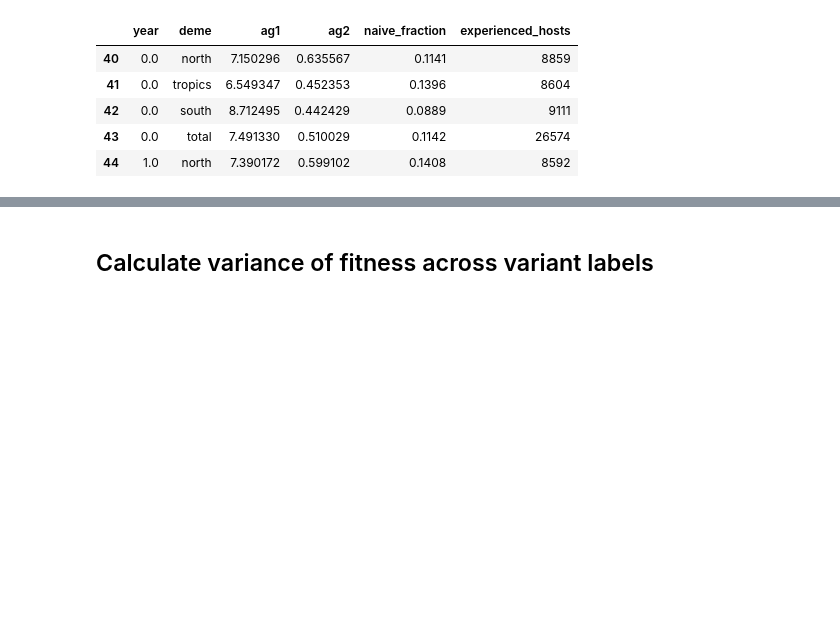
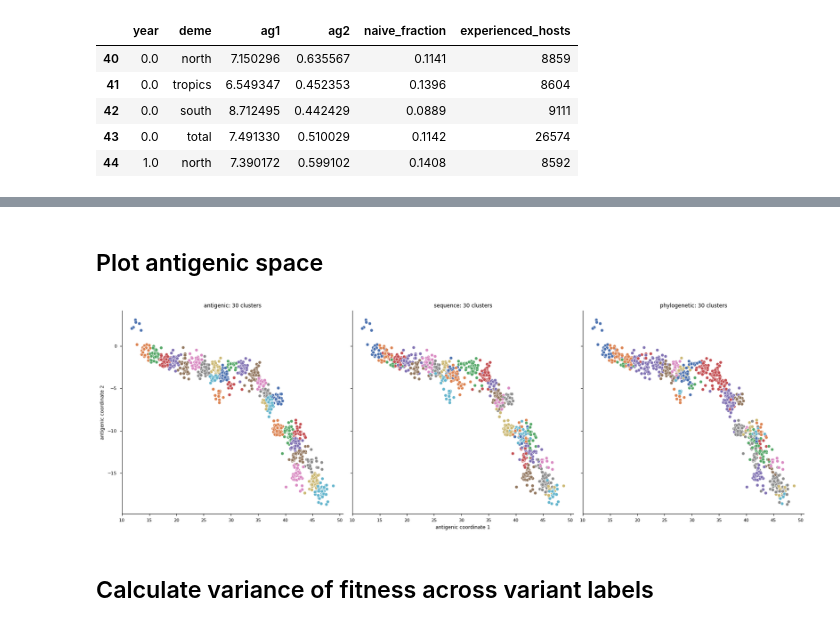
Before and after one commit to matsengrp/antigen-forecasting, a Jupyter notebook: notebooks/variant-assignment-compare.ipynb, the cells around one changed output, grey strips where cells are left out. Drawn from its saved outputs; the diff is of its cells as text; code cells hidden in the pictures; blank space fills up the shorter version.

```diff
--- a/notebooks/variant-assignment-compare.ipynb
+++ b/notebooks/variant-assignment-compare.ipynb
@@ -62,3 +181,13 @@ def calculate_fitness_of_tips(
+# %%
+# Define method labels for cleaner display
+method_labels = {
+    'variant_ag': 'antigenic',
+    'variant_tsne': 'sequence',
+    'variant_phylo': 'phylogenetic',
+}
+
+# Set plot style
+plt.style.use('seaborn-v0_8-paper')
 # %% [markdown]
 ## Load in data
 # %%
@@ -109,4 +240,31 @@ host_memory_df = histories_df.query("deme == 'total'")
 variant_cols = [col for col in tips_df.columns if col.startswith('variant_')]
+# %% [markdown]
+## Plot antigenic space
+# %%
+# Plot antigenic space of all cluster labels
+fig, axes = plt.subplots(1, 3, figsize=(18, 6), sharey=True)
+axes = axes.flatten()
+for i, cluster_label in enumerate(['variant_ag', 'variant_tsne', 'variant_phylo']):
+    ax = axes[i]
+    n_clusters = tips_df[cluster_label].nunique()
+    sns.scatterplot(data=tips_df, x='ag1', y='ag2', palette='deep', hue=cluster_label, legend=False, ax=ax)
+    # Use label map to get cleaner names
+    cluster_label_clean = method_labels.get(cluster_label, cluster_label)
+    ax.set_title(f'{cluster_label_clean}: {n_clusters} clusters')
+    if i == 1:
+        ax.set_xlabel('antigenic coordinate 1')
+    else:
+        ax.set_xlabel('')
+    ax.set_ylabel('antigenic coordinate 2')
+    sns.despine()
+
+plt.tight_layout()
+# Save for pdf and png versions for publication
+plt.savefig(os.path.join(fig_path, 'variant_assignment_clusters.pdf'), bbox_inches='tight')
+plt.savefig(os.path.join(fig_path, 'variant_assignment_clusters.png'), bbox_inches='tight', dpi=300)
+plt.show()
+# %% [output]
+[figure, added]
 # %% [markdown]
 ## Calculate variance of fitness across variant labels
 # %%
```
Also changed, not shown: parts of 21 cells of this notebook, 1 other file.
